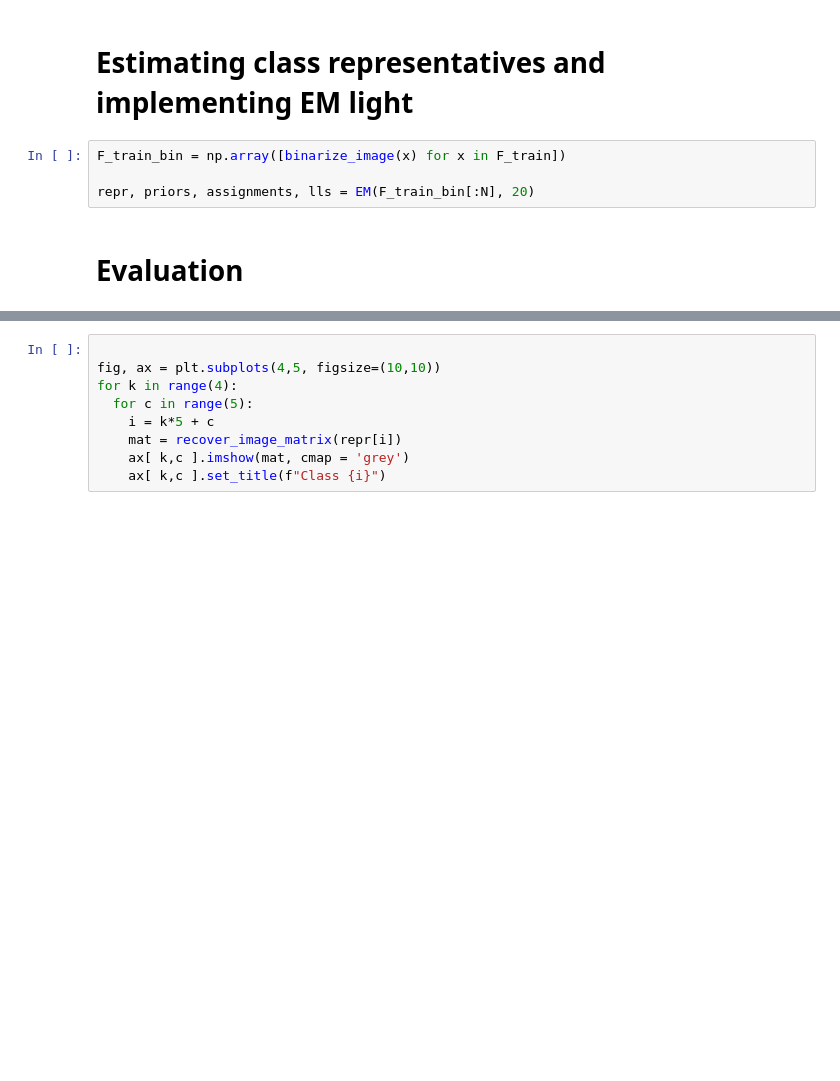
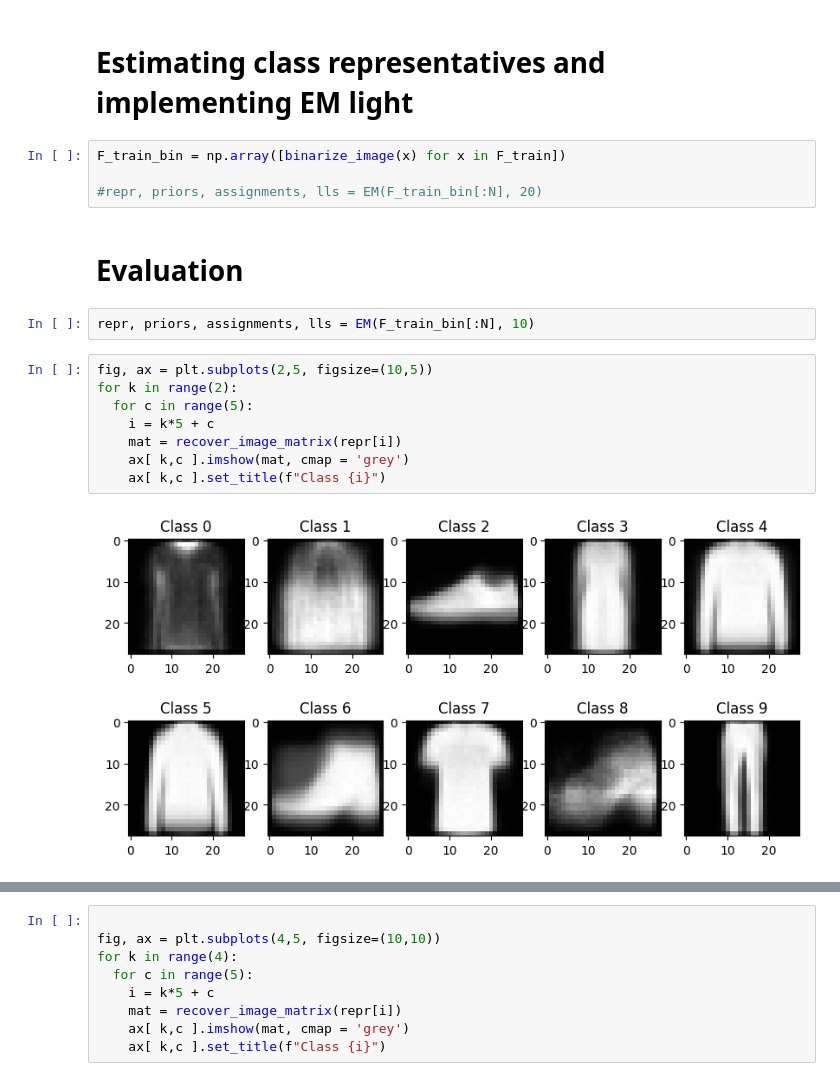
Before and after one commit to Jynns/AppliedPML_GroupA, a Jupyter notebook: assignement-em/Project_Mixture_model2.ipynb, the cells around one changed output, grey strips where cells are left out. Cells and saved outputs as stored; diff of their text form; blank space fills up the shorter version.

```diff
--- a/assignement-em/Project_Mixture_model2.ipynb
+++ b/assignement-em/Project_Mixture_model2.ipynb
@@ -1215,6 +1273,18 @@ plt.show()
 # %%
 F_train_bin = np.array([binarize_image(x) for x in F_train])
 
-repr, priors, assignments, lls = EM(F_train_bin[:N], 20)
+#repr, priors, assignments, lls = EM(F_train_bin[:N], 20)
 # %% [markdown]
 # Evaluation
+# %%
+repr, priors, assignments, lls = EM(F_train_bin[:N], 10)
+# %%
+fig, ax = plt.subplots(2,5, figsize=(10,5))
+for k in range(2):
+  for c in range(5):
+    i = k*5 + c
+    mat = recover_image_matrix(repr[i])
+    ax[ k,c ].imshow(mat, cmap = 'grey')
+    ax[ k,c ].set_title(f"Class {i}")
+# %% [output]
+[figure, added]
```
Also changed, not shown: parts of 20 cells of this notebook.
